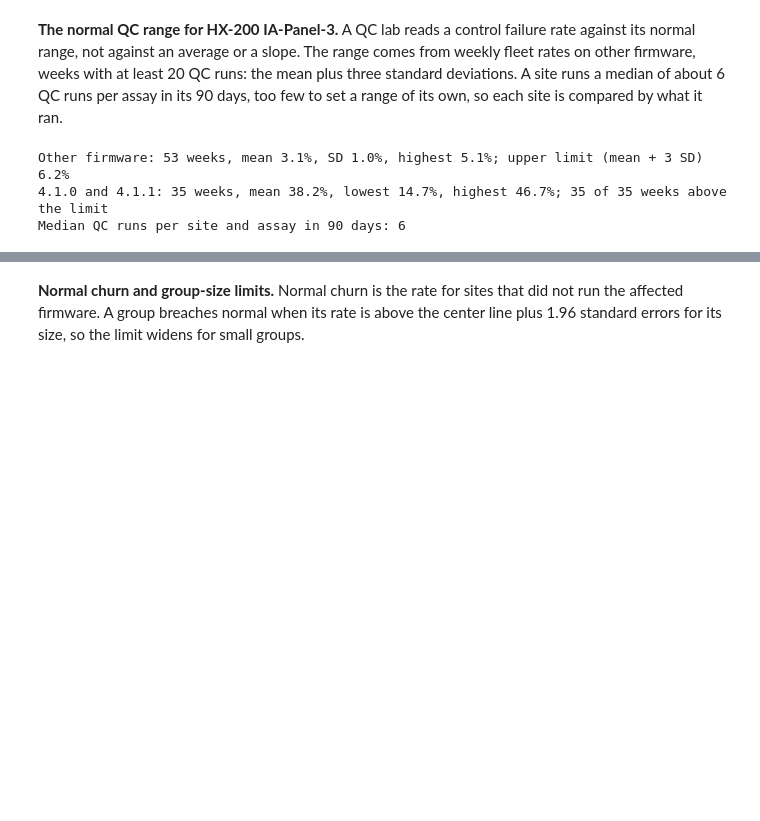
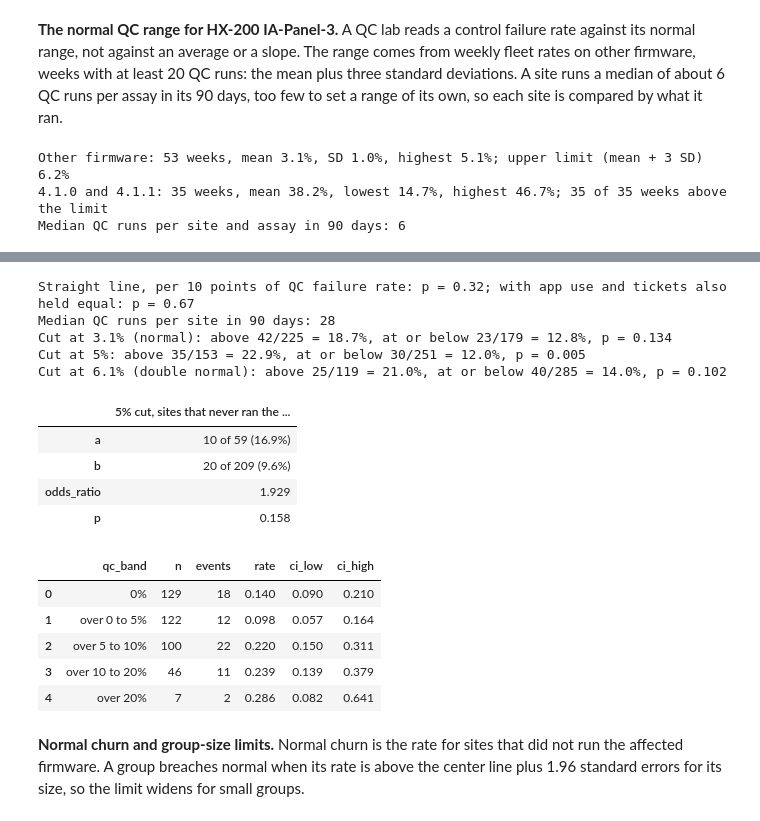
Before and after one commit to this-is-how-we-see/halvard-qc-churn, a Jupyter notebook: notebooks/walkthrough.ipynb, the cells around one changed output, grey strips where cells are left out. Saved outputs shown, nothing was run; the diff lists cells and outputs as text; code cells hidden in the pictures; blank space fills up the shorter version.

```diff
--- a/notebooks/walkthrough.ipynb
+++ b/notebooks/walkthrough.ipynb
@@ -345,3 +354,32 @@ Median QC runs per site and assay in 90 days: 6
+# %%
+sa = fu["set_aside"]
+print(f"Straight line, per 10 points of QC failure rate: p = {sa['straight_line_p']:.2f}; "
+      f"with app use and tickets also held equal: p = {sa['straight_line_all_factors_p']:.2f}")
+print(f"Median QC runs per site in 90 days: {sa['median_qc_runs_per_site_90d']:.0f}")
+for name, label in [("normal_rate", f"{sa['normal_rate']:.1%} (normal)"), ("5pct", "5%"),
+                    ("double_normal", f"{2 * sa['normal_rate']:.1%} (double normal)")]:
+    c = sa["cuts"][name]
+    print(f"Cut at {label}: above {c['a'][0]}/{c['a'][1]} = {c['a'][0]/c['a'][1]:.1%}, "
+          f"at or below {c['b'][0]}/{c['b'][1]} = {c['b'][0]/c['b'][1]:.1%}, p = {c['p']:.3f}")
+facts(sa["5pct_did_not_run_defect"], "5% cut, sites that never ran the affected firmware: a = above, b = at or below")
+display(table("churn_by_qc_band"))
+# %% [output]
+Straight line, per 10 points of QC failure rate: p = 0.32; with app use and tickets also held equal: p = 0.67
+Median QC runs per site in 90 days: 28
+Cut at 3.1% (normal): above 42/225 = 18.7%, at or below 23/179 = 12.8%, p = 0.134
+Cut at 5%: above 35/153 = 22.9%, at or below 30/251 = 12.0%, p = 0.005
+Cut at 6.1% (double normal): above 25/119 = 21.0%, at or below 40/285 = 14.0%, p = 0.102
+|  | 5% cut, sites that never ran the ... |
+| a | 10 of 59 (16.9%) |
+| b | 20 of 209 (9.6%) |
+| odds_ratio | 1.929 |
+| p | 0.158 |
+|  | qc_band | n | events | rate | ci_low | ci_high |
+| 0 | 0% | 129 | 18 | 0.140 | 0.090 | 0.210 |
+| 1 | over 0 to 5% | 122 | 12 | 0.098 | 0.057 | 0.164 |
+| 2 | over 5 to 10% | 100 | 22 | 0.220 | 0.150 | 0.311 |
+| 3 | over 10 to 20% | 46 | 11 | 0.239 | 0.139 | 0.379 |
+| 4 | over 20% | 7 | 2 | 0.286 | 0.082 | 0.641 |
 # %% [markdown]
 **Normal churn and group-size limits.** Normal churn is the rate for sites that did not run the
 affected firmware. A group breaches normal when its rate is above the center line plus 1.96 standard
```
Also changed, not shown: parts of 1 cell of this notebook, 6 other files.
